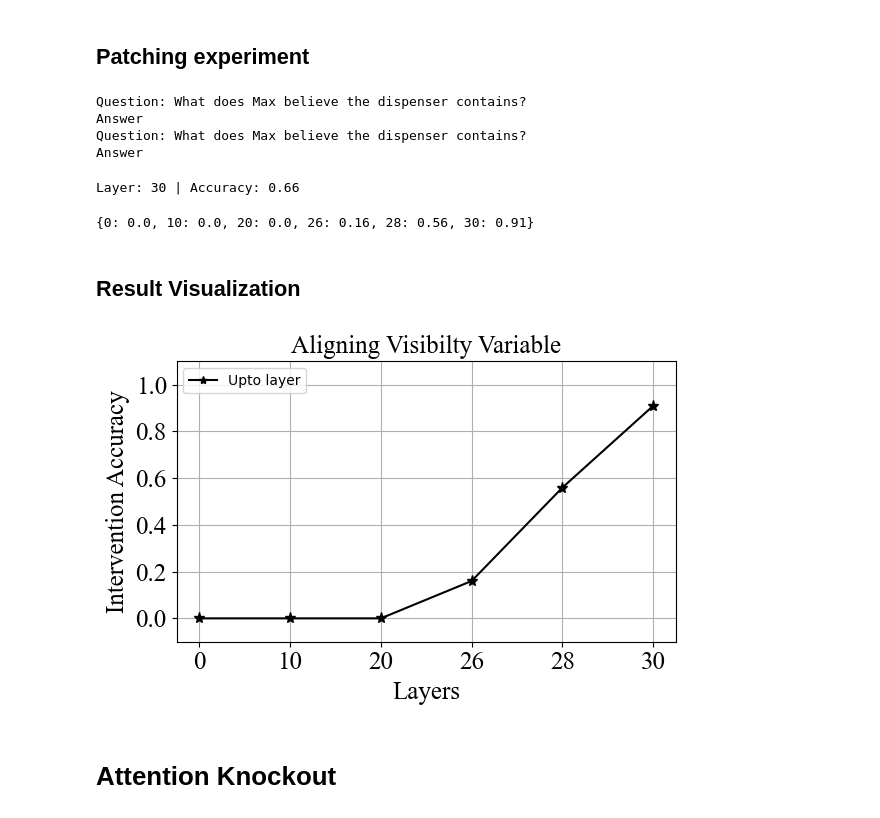
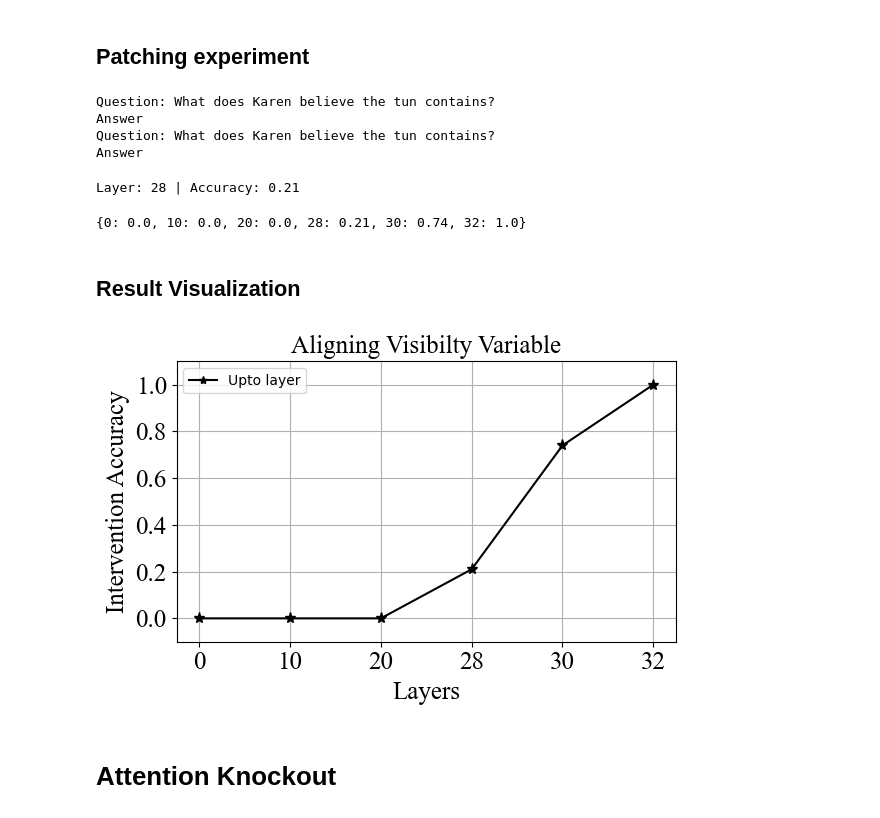
Before and after one commit to umango101/belief_tracking, a Jupyter notebook: notebooks/visibility.ipynb, the cells around one changed output. Drawn from its saved outputs; the diff is of its cells as text; code cells hidden in the pictures.

Commit message:
Visibility experiments with new prompt

```diff
--- a/notebooks/visibility.ipynb
+++ b/notebooks/visibility.ipynb
@@ -1709,7 +1709,7 @@ generator.save_html(filename="../plots/experiments/visibility_obj_charac_state.h
 # %% [markdown]
 # Visibility Sentence
 # %%
-n_samples = 40
+n_samples = 20
 batch_size = 1
 
 dataset = get_visibility_align_exps(STORY_TEMPLATES,
@@ -1802,19 +1806,14 @@ input_tokens = model.tokenizer(clean_prompt, return_tensors="pt").input_ids
 print(model.tokenizer.decode(input_tokens[0][query_sent]))
 # print(model.tokenizer.decode(input_tokens[0][-8]), model.tokenizer.decode(input_tokens[0][-5]))
 # %% [output]
-Question: What does Max believe the dispenser contains?
+Question: What does Karen believe the tun contains?
 Answer
-Question: What does Max believe the dispenser contains?
+Question: What does Karen believe the tun contains?
 Answer
 # %%
-# accs_visibility_query_charac_last = {
-#     0: 0.0,
-#     10: 0.0,
-#     20: 0.0,
-#     30: 0.91
-# }
+# accs_visibility_last_token = {}
 
-for layer_idx in range(30, 32, 2):
+for layer_idx in range(28, 30, 2):
     correct, total = 0, 0
     for bi, batch in tqdm(enumerate(dataloader), total=len(dataloader)):
         if bi in errors:
@@ -1830,13 +1829,22 @@ for layer_idx in range(30, 32, 2):
 
                 with tracer.invoke(corrupt_prompt):
                     for l in range(layer_idx+1):
-                        for token_idx in [-8, -7, -1]:
+                        for token_idx in [-1]:
                             corrupt_layer_out[l][token_idx] = model.model.layers[l].output[0][0, token_idx].save()
+
+                # with tracer.invoke(clean_prompt):
+                #     for l in range(layer_idx+1):
+                #         for token_idx in query_sent:
+                #             clean_layer_out[l][token_idx] = model.model.layers[l].output[0][0, token_idx].save()
 
                 with tracer.invoke(clean_prompt):
                     for l in range(layer_idx+1):
-                        for token_idx in [-8, -7, -1]:
+                        for token_idx in [-1]:
                             model.model.layers[l].output[0][0, token_idx] = corrupt_layer_out[l][token_idx]
+
+                    # for l in range(layer_idx+1):
+                    #     for token_idx in query_sent:
+                    #         model.model.layers[l].output[0][0, token_idx] = clean_layer_out[l][token_idx]
 
                     pred = model.lm_head.output[0, -1].argmax(dim=-1).save()
 
@@ -1849,50 +1857,50 @@ for layer_idx in range(30, 32, 2):
         torch.cuda.empty_cache()
 
     acc = round(correct / total, 2)
-    # accs_visibility_query_charac_last[layer_idx] = acc
+    accs_visibility_last_token[layer_idx] = acc
     print(f"Layer: {layer_idx} | Accuracy: {acc}")
 # %% [output]
-Layer: 30 | Accuracy: 0.66
+Layer: 28 | Accuracy: 0.21
 # %%
 # Sort accs_visibility by key
-accs_visibility_query_charac_last = dict(sorted(accs_visibility_query_charac_last.items()))
-accs_visibility_query_charac_last
+accs_visibility_last_token = dict(sorted(accs_visibility_last_token.items()))
+accs_visibility_last_token
 # %% [output]
-{0: 0.0, 10: 0.0, 20: 0.0, 26: 0.16, 28: 0.56, 30: 0.91}
+{0: 0.0, 10: 0.0, 20: 0.0, 28: 0.21, 30: 0.74, 32: 1.0}
 # %% [markdown]
 ## Result Visualization
 # %%
 stories = [
     {
         "story": dataset[0]["corrupt_story"],
         "question": dataset[0]["corrupt_question"],
         "answer": dataset[0]["corrupt_ans"],
     },
     {
         "story": dataset[0]["clean_story"],
         "question": dataset[0]["clean_question"],
         "answer": dataset[0]["clean_ans"],
     }
 ]
 
 # arrows = [{'start': token_pos_coords['e1_query_charac'], 'end': token_pos_coords['e2_query_charac'], 'color': 'red'}]
 
 plot_data = {
-    "labels": accs_visibility_query_charac_last.keys(),
-    "acc_upto_layer": accs_visibility_query_charac_last.values(),
+    "labels": accs_visibility_last_token.keys(),
+    "acc_upto_layer": accs_visibility_last_token.values(),
     "title": "Aligning Visibilty Variable",
     "x_label": "Layers",
     "y_label": "Intervention Accuracy",
 }
 
-all_characters = list(set(dataset[idx]['clean_characters'] + dataset[idx]['corrupt_characters']))
-all_objects = list(set(dataset[idx]['clean_objects'] + dataset[idx]['corrupt_objects']))
-all_states = list(set(dataset[idx]['clean_states'] + dataset[idx]['corrupt_states']))
+characters = list(set(dataset[idx]['clean_characters'] + dataset[idx]['corrupt_characters']))
+objects = list(set(dataset[idx]['clean_objects'] + dataset[idx]['corrupt_objects']))
+states = list(set(dataset[idx]['clean_states'] + dataset[idx]['corrupt_states']))
 
-generator = StoryGenerator(characters=all_characters, objects=all_objects, states=all_states, stories=stories, target=dataset[0]['target'], arrows=[], plot_data=plot_data)
-generator.save_html(filename="../plots/experiments/first_charac/query_sent_last.html")
+generator = StoryGenerator(characters=characters, objects=objects, states=states, stories=stories, target=dataset[0]['target'], arrows=[], plot_data=plot_data)
+generator.save_html(filename="../plots/experiments/first_charac/last_token.html")
 # %% [output]
-[figure, old version]
+[figure, new version]
 # %% [markdown]
 # Attention Knockout
 # %%
```
Also changed, not shown: parts of 3 cells of this notebook, 5 other files.
